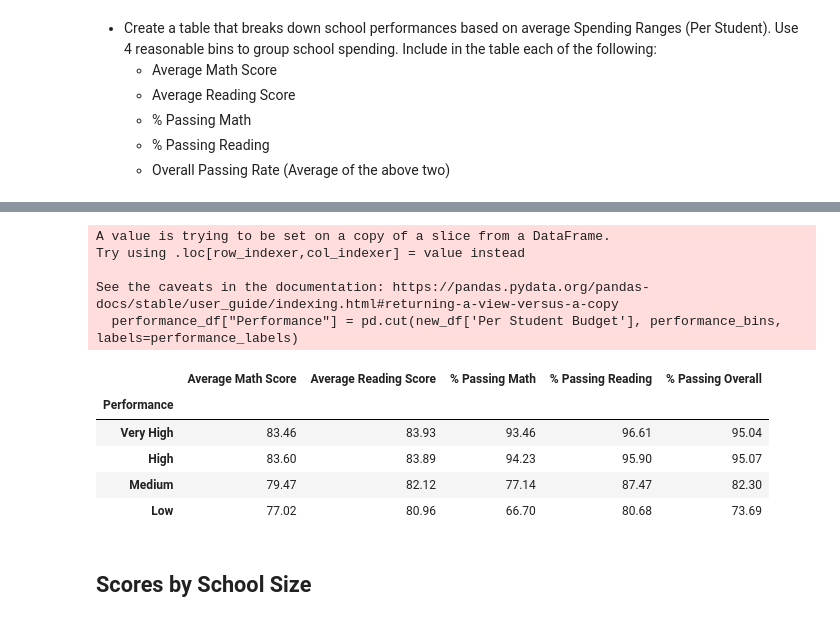
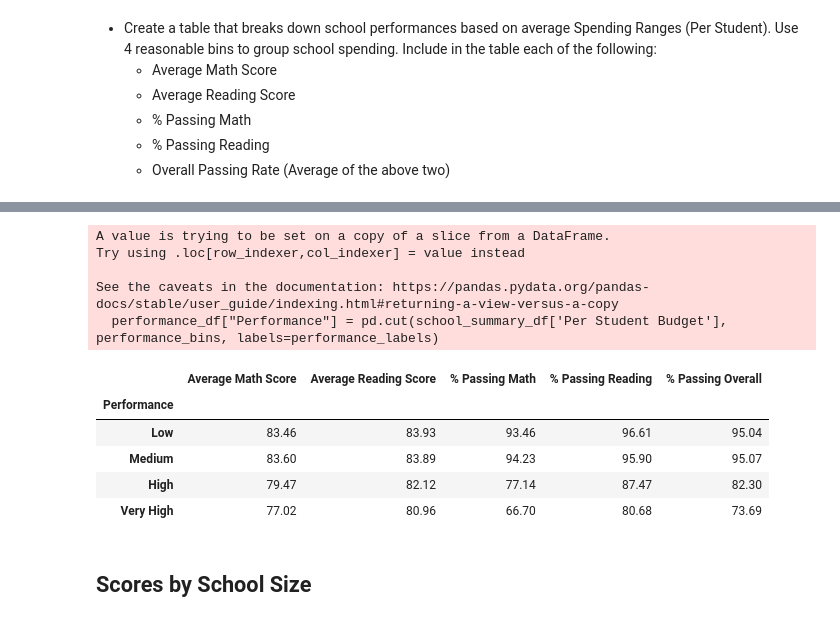
Before and after one commit to harikapeddi/PyCitySchools-Pandas, a Jupyter notebook: PyCitySchools_starter.ipynb, the cells around one changed output, grey strips where cells are left out. Saved outputs shown, nothing was run; the diff lists cells and outputs as text; code cells hidden in the pictures.

```diff
--- a/PyCitySchools_starter.ipynb
+++ b/PyCitySchools_starter.ipynb
@@ -143,0 +97,34 @@ new_df.head()
+# %%
+grouped_schools = school_data_complete.groupby(['school_name'])
+
+school_types = grouped_schools['type'].unique()
+total_students = grouped_schools['Student ID'].count()
+total_budget = grouped_schools['budget'].mean()
+per_student_budget = grouped_schools['budget'].mean()/grouped_schools['Student ID'].count()
+
+
+avg_math = grouped_schools['math_score'].mean()
+avg_read = grouped_schools['reading_score'].mean()
+
+math_pass = school_data_complete[school_data_complete['math_score']>=70]
+read_pass = school_data_complete[school_data_complete['reading_score']>=70]
+
+math_pass_pct = math_pass.groupby(['school_name']).count()['Student ID']/total_students*100
+read_pass_pct = read_pass.groupby(['school_name']).count()['Student ID']/total_students*100
+overall_pass_pct = (math_pass_pct + read_pass_pct)/2
+
+new_dict = { "School Type":school_types,
+            "Total Students":total_students,
+            "Total Budget":total_budget,
+            "Per Student Budget":per_student_budget,
+            "Average Math Score":avg_math,
+            "Average Reading Score":avg_read,
+            "% Passing Math": math_pass_pct,
+            "% Passing Reading":read_pass_pct,
+            "% Passing Overall":overall_pass_pct
+           }
+
+school_summary_df=pd.DataFrame(new_dict)
+school_summary_df['School Type'] = school_summary_df['School Type'].str[0]
+# school_summary_df.iloc[:,4:9] = school_summary_df.iloc[:,4:9].applymap("{:.2f}".format)
+school_summary_df.head()
@@ -273,26 +258,26 @@ new_df.reset_index(drop=False)
 # %%
-performance_labels = ["Very High", "High", "Medium", "Low" ]
+performance_labels = ["Low" , "Medium", "High", "Very High"]
 performance_bins = [0, 585, 615, 640, 675]
 
-performance_df = new_df[['Average Math Score', 'Average Reading Score', '% Passing Math', '% Passing Reading', '% Passing Overall']]
-performance_df["Performance"] = pd.cut(new_df['Per Student Budget'], performance_bins, labels=performance_labels)
+performance_df = school_summary_df[['Average Math Score', 'Average Reading Score', '% Passing Math', '% Passing Reading', '% Passing Overall']]
+performance_df["Performance"] = pd.cut(school_summary_df['Per Student Budget'], performance_bins, labels=performance_labels)
 performance_df.head()
 
 grouped_performance_df = performance_df.groupby(['Performance']).mean()
 grouped_performance_df = grouped_performance_df.applymap("{:.2f}".format)
 grouped_performance_df
 # %% [output]
 A value is trying to be set on a copy of a slice from a DataFrame.
 Try using .loc[row_indexer,col_indexer] = value instead
 
 See the caveats in the documentation: https://pandas.pydata.org/pandas-docs/stable/user_guide/indexing.html#returning-a-view-versus-a-copy
-  performance_df["Performance"] = pd.cut(new_df['Per Student Budget'], performance_bins, labels=performance_labels)
+  performance_df["Performance"] = pd.cut(school_summary_df['Per Student Budget'], performance_bins, labels=performance_labels)
 |  | Average Math Score | Average Reading Score | % Passing Math | % Passing Reading | % Passing Overall |
 | Performance |  |  |  |  |  |
-| Very High | 83.46 | 83.93 | 93.46 | 96.61 | 95.04 |
-| High | 83.60 | 83.89 | 94.23 | 95.90 | 95.07 |
-| Medium | 79.47 | 82.12 | 77.14 | 87.47 | 82.30 |
-| Low | 77.02 | 80.96 | 66.70 | 80.68 | 73.69 |
+| Low | 83.46 | 83.93 | 93.46 | 96.61 | 95.04 |
+| Medium | 83.60 | 83.89 | 94.23 | 95.90 | 95.07 |
+| High | 79.47 | 82.12 | 77.14 | 87.47 | 82.30 |
+| Very High | 77.02 | 80.96 | 66.70 | 80.68 | 73.69 |
 # %% [markdown]
 ## Scores by School Size
 # %% [markdown]
```
Also changed, not shown: parts of 11 cells of this notebook, 1 other file.
